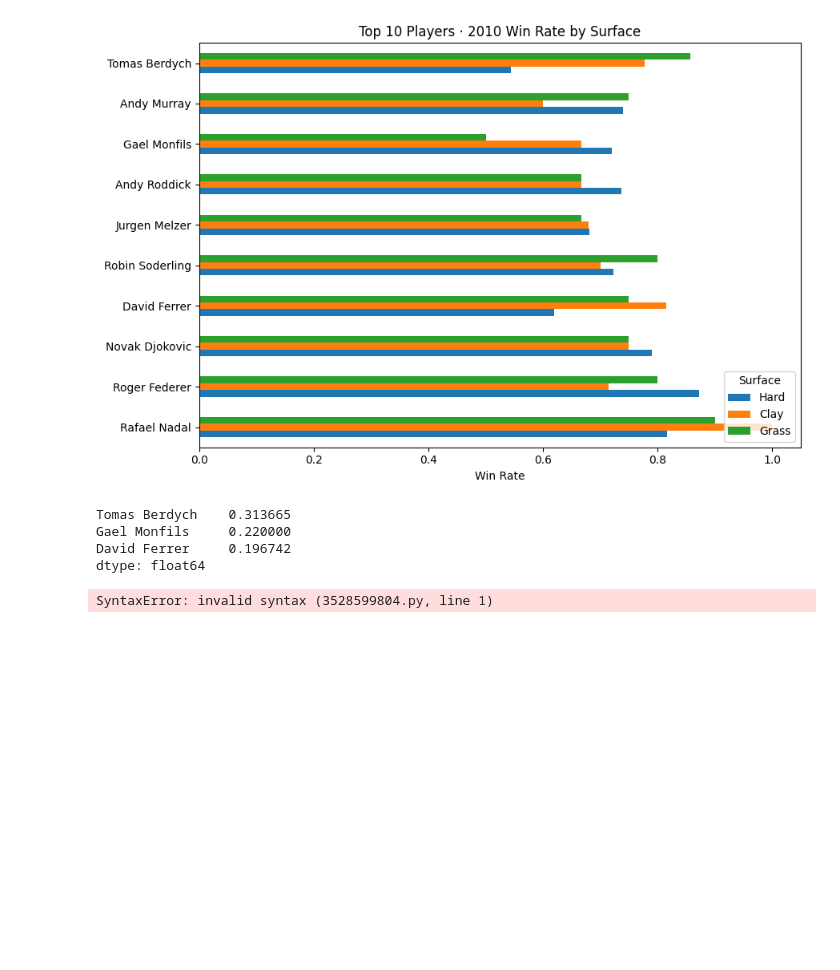
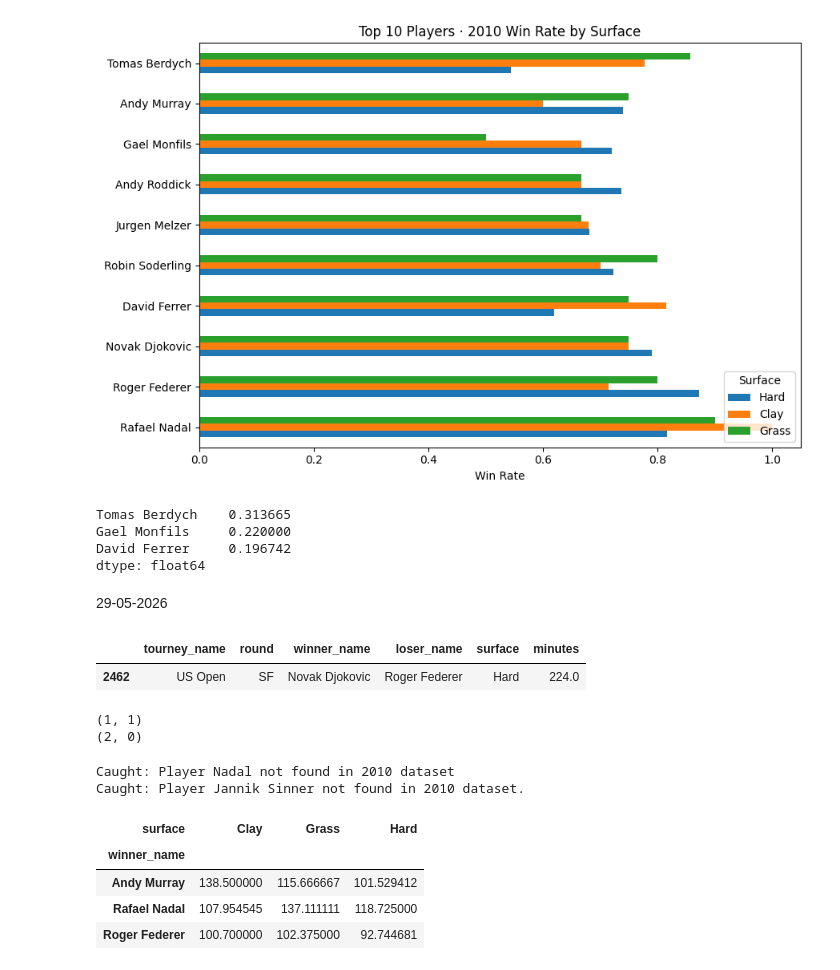
Before and after one commit to ArcaneFire56/ds-ai-roadmap, a Jupyter notebook: TennisDS.ipynb, the cells around one changed output. Saved outputs shown, nothing was run; the diff lists cells and outputs as text; code cells hidden in the pictures; blank space fills up the shorter version.

Commit message:
Wed: formalised win_rate_on + head_to_head with docstrings and ValueError

```diff
--- a/TennisDS.ipynb
+++ b/TennisDS.ipynb
@@ -103,7 +108,60 @@ Tomas Berdych    0.313665
 Gael Monfils     0.220000
 David Ferrer     0.196742
 dtype: float64
-# %%
-git status
-# %% [output]
-SyntaxError: invalid syntax (3528599804.py, line 1)
+# %% [markdown]
+29-05-2026
+# %%
+fed_all = df[(df['winner_name'] == 'Roger Federer') | (df['loser_name'] == 'Roger Federer')]
+fed_longest = fed_all.sort_values('minutes', ascending=False).head(1)
+fed_longest[['tourney_name','round','winner_name','loser_name','surface','minutes']]
+# %% [output]
+|  | tourney_name | round | winner_name | loser_name | surface | minutes |
+| 2462 | US Open | SF | Novak Djokovic | Roger Federer | Hard | 224.0 |
+# %%
+def head_to_head(player_a, player_b):
+    """Return (a_wins, b_wins) - matches each player won against the other in 2010."""
+
+    all_players = set(df['winner_name']).union(set(df['loser_name']))
+    for p in (player_a, player_b):
+        if p not in all_players:
+            raise ValueError(f"Player {p} not found in 2010 dataset.")
+
+    a_wins = len(df[(df['winner_name'] == player_a) & (df['loser_name'] == player_b)])
+    b_wins = len(df[(df['winner_name'] == player_b) & (df['loser_name'] == player_a)])
+
+    return (a_wins, b_wins)
+
+print(head_to_head('Rafael Nadal', 'Roger Federer'))
+print(head_to_head('Rafael Nadal', 'Novak Djokovic'))
+# %% [output]
+(1, 1)
+(2, 0)
+# %%
+try:
+    win_rate_on('Nadal','Clay')
+except ValueError as e:
+    print(f"Caught: {e}")
+
+try:
+    head_to_head('Rafael Nadal', 'Jannik Sinner')
+except ValueError as e:
+    print(f"Caught: {e}")
+# %% [output]
+Caught: Player Nadal not found in 2010 dataset
+Caught: Player Jannik Sinner not found in 2010 dataset.
+# %%
+big_four = ['Rafael Nadal', 'Roger Federer', 'Andy Murray', 'Noval Djokovic']
+
+pd.pivot_table(
+    df[df['winner_name'].isin(big_four)],
+    values='minutes',
+    index='winner_name',
+    columns='surface',
+    aggfunc='mean'
+)
+# %% [output]
+| surface | Clay | Grass | Hard |
+| winner_name |  |  |  |
+| Andy Murray | 138.500000 | 115.666667 | 101.529412 |
+| Rafael Nadal | 107.954545 | 137.111111 | 118.725000 |
+| Roger Federer | 100.700000 | 102.375000 | 92.744681 |
```
Also changed, not shown: parts of 2 cells of this notebook.
